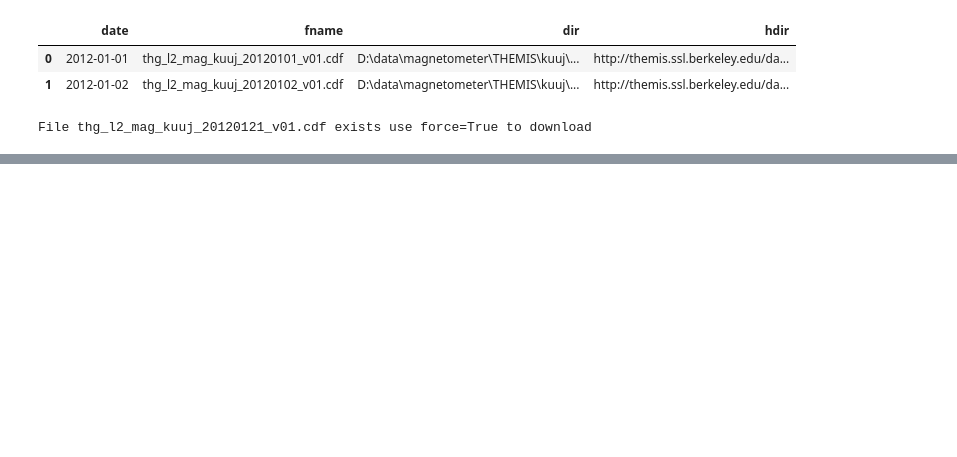
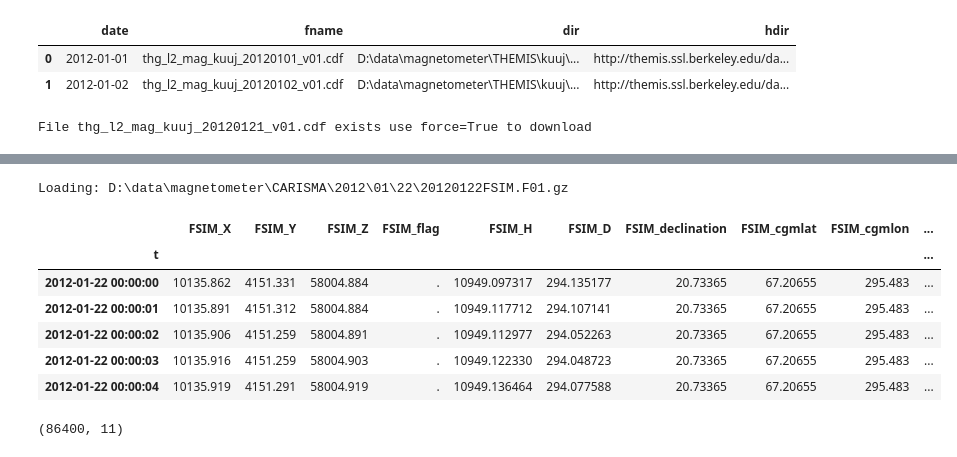
Before and after one commit to kylermurphy/gmag, a Jupyter notebook: notebooks/THEMIS_test.ipynb, the cells around one changed output, grey strips where cells are left out. Saved outputs shown, nothing was run; the diff lists cells and outputs as text; code cells hidden in the pictures; blank space fills up the shorter version.

```diff
--- a/notebooks/THEMIS_test.ipynb
+++ b/notebooks/THEMIS_test.ipynb
@@ -38 +66,15 @@ Loading: D:\data\magnetometer\THEMIS\fsim\2012\thg_l2_mag_fsim_20120122_v01.cdf
+# %%
+b = carisma.load('fsim','2012-01-22')
+b.head()
+b.shape
+# %% [output]
+Loading: D:\data\magnetometer\CARISMA\2012\01\22\20120122FSIM.F01.gz
+|  | FSIM_X | FSIM_Y | FSIM_Z | FSIM_flag | FSIM_H | FSIM_D | FSIM_declination | FSIM_cgmlat | FSIM_cgmlon | ... |
+| t |  |  |  |  |  |  |  |  |  | ... |
+| 2012-01-22 00:00:00 | 10135.862 | 4151.331 | 58004.884 | . | 10949.097317 | 294.135177 | 20.73365 | 67.20655 | 295.483 | ... |
+| 2012-01-22 00:00:01 | 10135.891 | 4151.312 | 58004.884 | . | 10949.117712 | 294.107141 | 20.73365 | 67.20655 | 295.483 | ... |
+| 2012-01-22 00:00:02 | 10135.906 | 4151.259 | 58004.891 | . | 10949.112977 | 294.052263 | 20.73365 | 67.20655 | 295.483 | ... |
+| 2012-01-22 00:00:03 | 10135.916 | 4151.259 | 58004.903 | . | 10949.122330 | 294.048723 | 20.73365 | 67.20655 | 295.483 | ... |
+| 2012-01-22 00:00:04 | 10135.919 | 4151.291 | 58004.919 | . | 10949.136464 | 294.077588 | 20.73365 | 67.20655 | 295.483 | ... |
+(86400, 11)
 # %%
```
Also changed, not shown: parts of 8 cells of this notebook, 1 other file.
